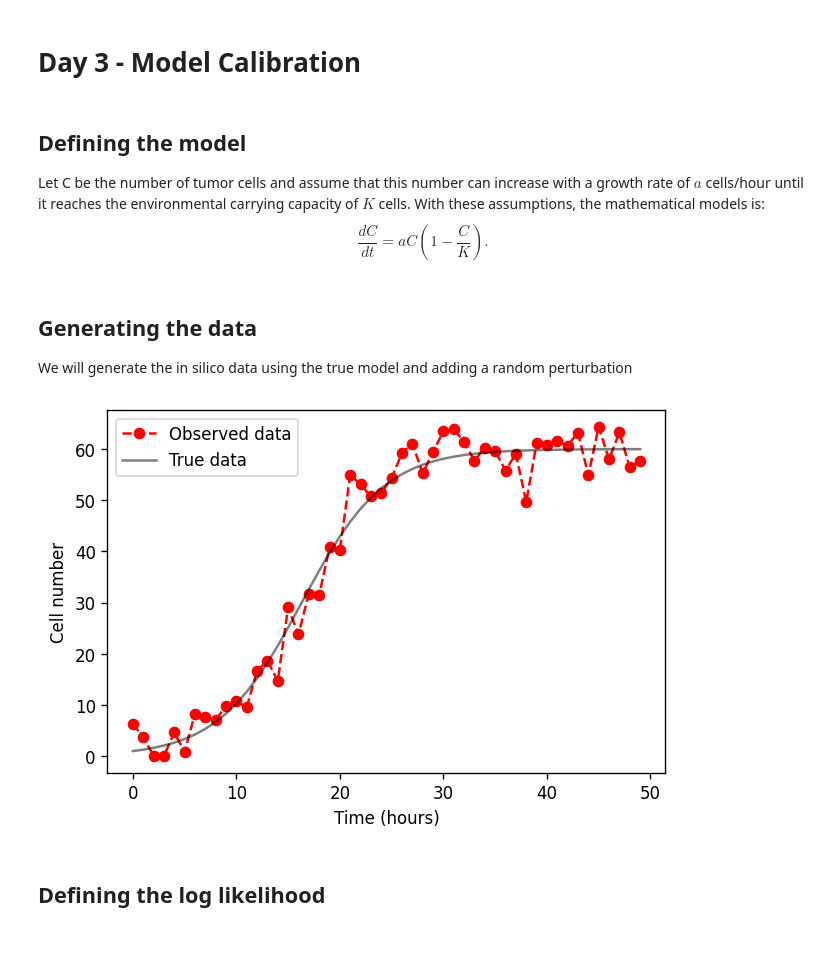
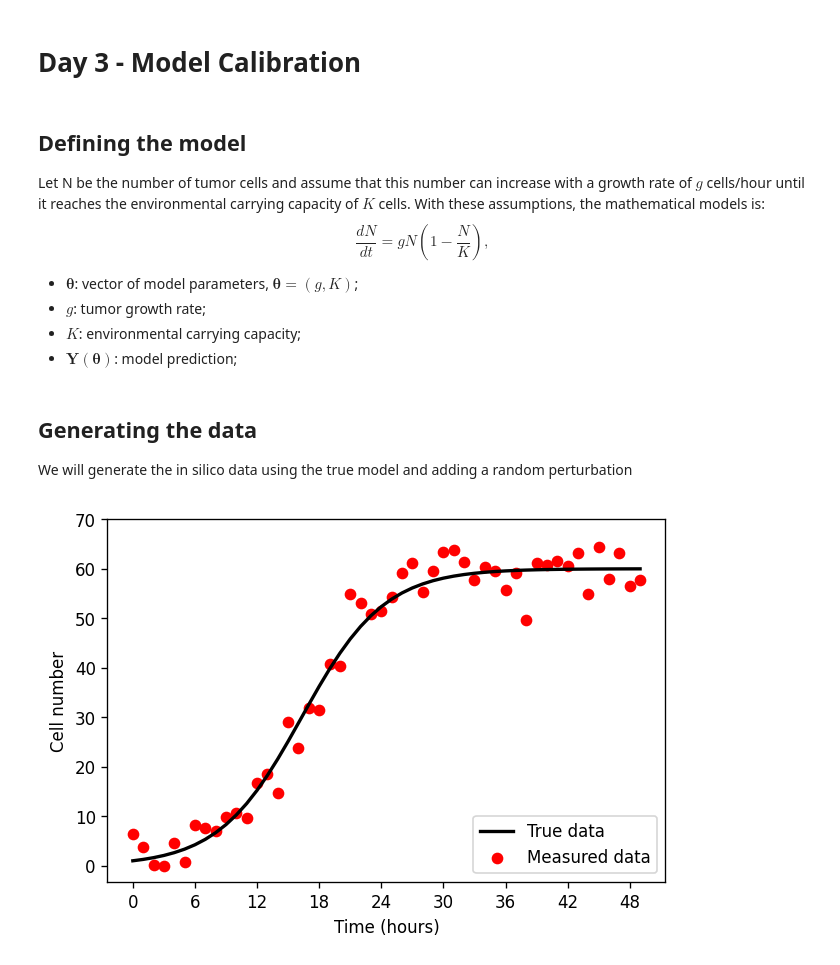
Before and after one commit to Ernesto-Lima/VeraoLNCC2021, a Jupyter notebook: day03_calibration.ipynb, the cells around one changed output. Drawn from its saved outputs; the diff is of its cells as text; code cells hidden in the pictures.

```diff
--- a/day03_calibration.ipynb
+++ b/day03_calibration.ipynb
@@ -12,37 +13,45 @@ from IPython.display import display, Math
 # %% [markdown]
 ## Defining the model
-Let C be the number of tumor cells and assume that this number can increase with a growth rate of $a$ cells/hour until it reaches the environmental carrying capacity of $K$ cells. With these assumptions, the mathematical models is:
+Let N be the number of tumor cells and assume that this number can increase with a growth rate of $g$ cells/hour until it reaches the environmental carrying capacity of $K$ cells. With these assumptions, the mathematical models is:
 \begin{equation}
-\frac{d C}{dt}=aC\left(1-\frac{C}{K}\right).
+\frac{dN}{dt}=gN\left(1-\frac{N}{K}\right),
 \end{equation}
+
+- $\boldsymbol{\theta}$: vector of model parameters, $\boldsymbol{\theta}=(g,K)$;
+- $g$: tumor growth rate;
+- $K$: environmental carrying capacity;
+- $\boldsymbol{Y}(\boldsymbol{\theta})$: model prediction;
 # %%
-# Let y be the vector of outputs, t the time, and p the vector of parameters
-def control_tumor(y, t, p):
-    return p[0] * y[0] * (1.0 - y[0] / p[1])
+# Let y be the vector of outputs, t the time, and theta the vector of parameters
+def control_tumor(y, t, theta):
+    return theta[0] * y[0] * (1.0 - y[0] / theta[1])
 # %% [markdown]
 ## Generating the data
 We will generate the in silico data using the true model and adding a random perturbation
 # %%
 # Define time interval, parameter value, and initial condition
 times = np.arange(0,50,1)
 true_growth, true_ic, true_carry = 0.25, 1, 60
 # Solving the ODE model
 y = odeint(control_tumor, t=times, y0=true_ic, args=tuple([[true_growth,true_carry]]))
 #Adding perturbation
 true_std = 3.6
 #np.random.seed(20394) # For reproducibility
 np.random.seed(2021) # For reproducibility
 yobs = np.random.normal(y,true_std)
 yobs[yobs < 0] = 0
+
 # Plotting the true and observed data
 fig, ax = plt.subplots(dpi=120)
-plt.plot(times, yobs, label='Observed data', linestyle='dashed', marker='o', color='red')
-plt.plot(times, y, label='True data', color='k', alpha=0.5)
-plt.legend()
+y_ml = odeint(control_tumor, t=times, y0=yobs[0], args=tuple([[0.24,65]]))
+plt.plot(times, y, label='True data', color='k',linewidth=2.0)
+plt.scatter(times, yobs, label='Measured data', color='red')
+plt.legend(loc='lower right')
+plt.xticks(np.arange(0, 49, step=6))
+plt.yticks(np.arange(0, 71, step=10))
 plt.xlabel('Time (hours)')
 plt.ylabel('Cell number');
+#plt.savefig("just_data.pdf")
 plt.show()
 # %% [output]
-[figure, old version]
+[figure, new version]
-# %% [markdown]
-## Defining the log likelihood
```
Also changed, not shown: parts of 18 cells of this notebook, 1 other file.
